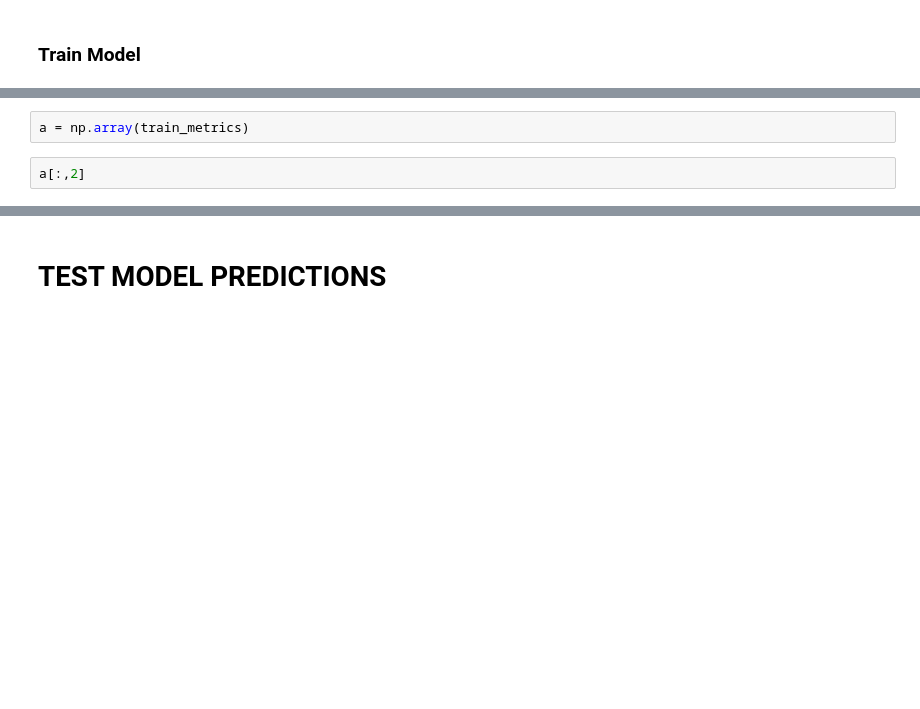
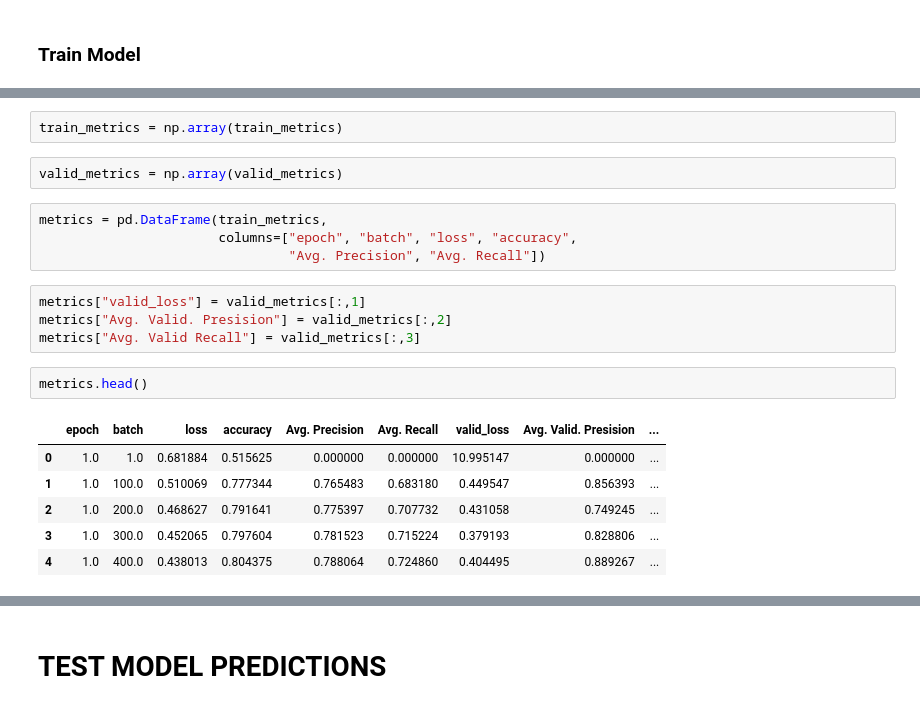
Before and after one commit to ErickDiaz/histopathologic-cancer-detection, a Jupyter notebook: code/train_model.ipynb, the cells around one changed output, grey strips where cells are left out. Cells and saved outputs as stored; diff of their text form; blank space fills up the shorter version.

```diff
--- a/code/train_model.ipynb
+++ b/code/train_model.ipynb
@@ -280,4 +284,21 @@ sns.lineplot(train_metrics)
 # %%
-a = np.array(train_metrics)
+train_metrics = np.array(train_metrics)
-# %%
-a[:,2]
+# %%
+valid_metrics = np.array(valid_metrics)
+# %%
+metrics = pd.DataFrame(train_metrics,
+                       columns=["epoch", "batch", "loss", "accuracy",
+                                "Avg. Precision", "Avg. Recall"])
+# %%
+metrics["valid_loss"] = valid_metrics[:,1]
+metrics["Avg. Valid. Presision"] = valid_metrics[:,2]
+metrics["Avg. Valid Recall"] = valid_metrics[:,3]
+# %%
+metrics.head()
+# %% [output]
+|  | epoch | batch | loss | accuracy | Avg. Precision | Avg. Recall | valid_loss | Avg. Valid. Presision | ... |
+| 0 | 1.0 | 1.0 | 0.681884 | 0.515625 | 0.000000 | 0.000000 | 10.995147 | 0.000000 | ... |
+| 1 | 1.0 | 100.0 | 0.510069 | 0.777344 | 0.765483 | 0.683180 | 0.449547 | 0.856393 | ... |
+| 2 | 1.0 | 200.0 | 0.468627 | 0.791641 | 0.775397 | 0.707732 | 0.431058 | 0.749245 | ... |
+| 3 | 1.0 | 300.0 | 0.452065 | 0.797604 | 0.781523 | 0.715224 | 0.379193 | 0.828806 | ... |
+| 4 | 1.0 | 400.0 | 0.438013 | 0.804375 | 0.788064 | 0.724860 | 0.404495 | 0.889267 | ... |
```
Also changed, not shown: parts of 21 cells of this notebook.
